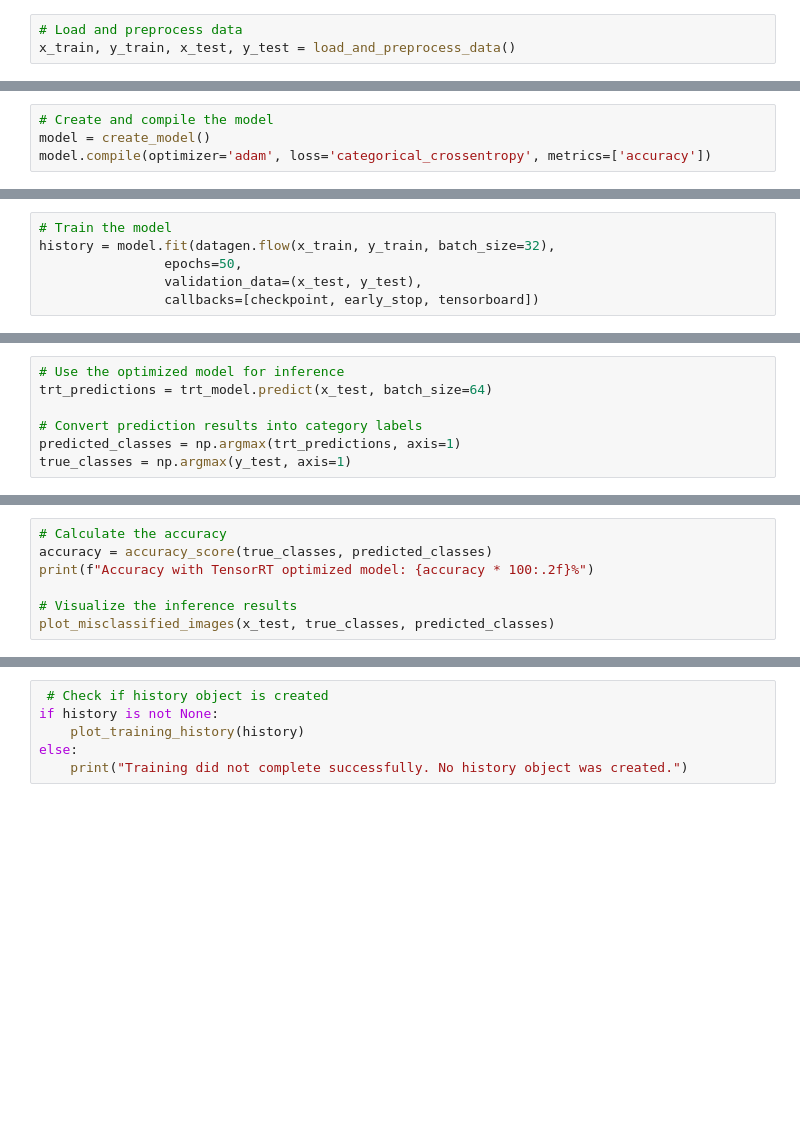
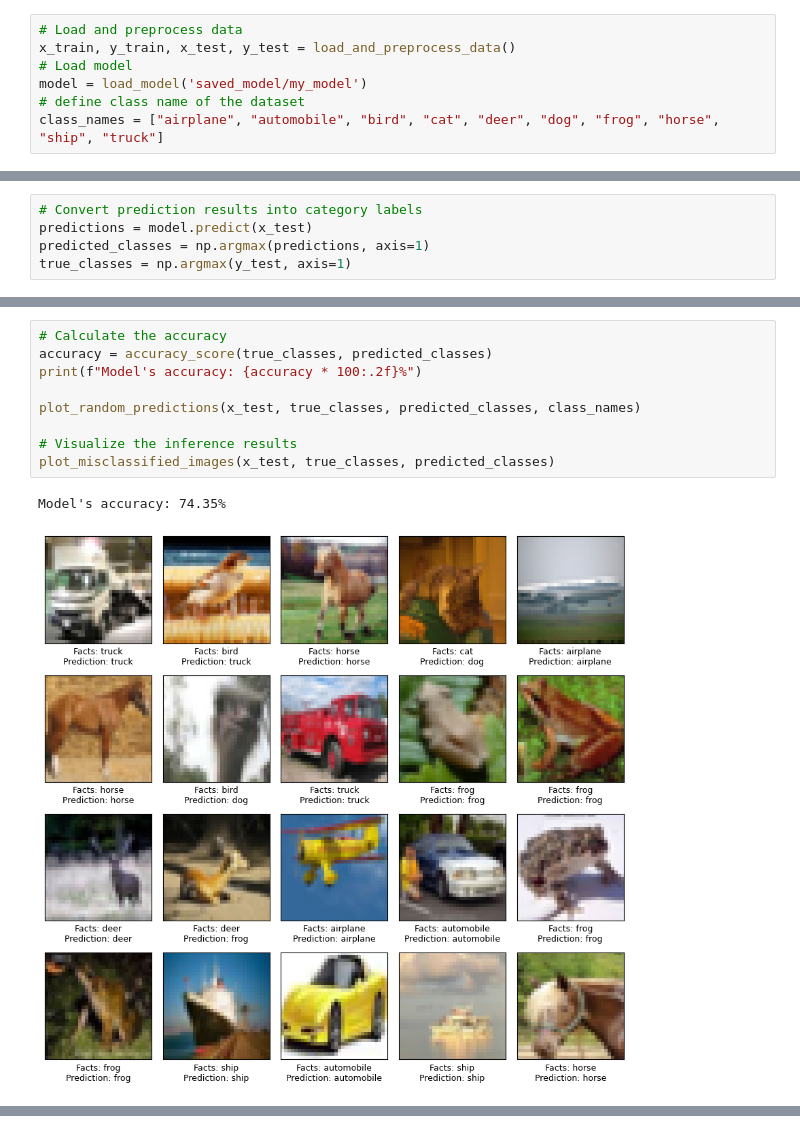
Before and after one commit to b10902026-jimmy/cifar-10_image_classification, a Jupyter notebook: CIFAR-10_Model_Analysis.ipynb, the cells around one changed output, grey strips where cells are left out. Cells and saved outputs as stored; diff of their text form; blank space fills up the shorter version.

Commit message:
add visualization

```diff
--- a/CIFAR-10_Model_Analysis.ipynb
+++ b/CIFAR-10_Model_Analysis.ipynb
@@ -20,3 +15,7 @@ To enable the following instructions: AVX2 AVX_VNNI FMA, in other operations, re
 # %%
 # Load and preprocess data
 x_train, y_train, x_test, y_test = load_and_preprocess_data()
+# Load model
+model = load_model('saved_model/my_model')
+# define class name of the dataset
+class_names = ["airplane", "automobile", "bird", "cat", "deer", "dog", "frog", "horse", "ship", "truck"]
@@ -28,4 +32,0 @@ plot_sample_images(x_train, y_train)
-# %%
-# Create and compile the model
-model = create_model()
-model.compile(optimizer='adam', loss='categorical_crossentropy', metrics=['accuracy'])
@@ -56,6 +32,0 @@ tensorboard = TensorBoard(log_dir="logs/{}".format(time.time()))
-# %%
-# Train the model
-history = model.fit(datagen.flow(x_train, y_train, batch_size=32),
-                epochs=50,
-                validation_data=(x_test, y_test),
-                callbacks=[checkpoint, early_stop, tensorboard])
@@ -103,7 +33,5 @@ trt_model = load_trt_model('saved_model/my_model_trt')
 # %%
-# Use the optimized model for inference
-trt_predictions = trt_model.predict(x_test, batch_size=64)
-
 # Convert prediction results into category labels
-predicted_classes = np.argmax(trt_predictions, axis=1)
+predictions = model.predict(x_test)
+predicted_classes = np.argmax(predictions, axis=1)
 true_classes = np.argmax(y_test, axis=1)
@@ -110,7 +41,12 @@ true_classes = np.argmax(y_test, axis=1)
 # %%
 # Calculate the accuracy
 accuracy = accuracy_score(true_classes, predicted_classes)
-print(f"Accuracy with TensorRT optimized model: {accuracy * 100:.2f}%")
+print(f"Model's accuracy: {accuracy * 100:.2f}%")
+
+plot_random_predictions(x_test, true_classes, predicted_classes, class_names)
 
 # Visualize the inference results
 plot_misclassified_images(x_test, true_classes, predicted_classes)
+# %% [output]
+Model's accuracy: 74.35%
+[figure, added]
@@ -117,6 +53,0 @@ plot_misclassified_images(x_test, true_classes, predicted_classes)
-# %%
- # Check if history object is created
-if history is not None:
-    plot_training_history(history)
-else:
-    print("Training did not complete successfully. No history object was created.")
```
Also changed, not shown: parts of 12 cells of this notebook, 4 other files.
